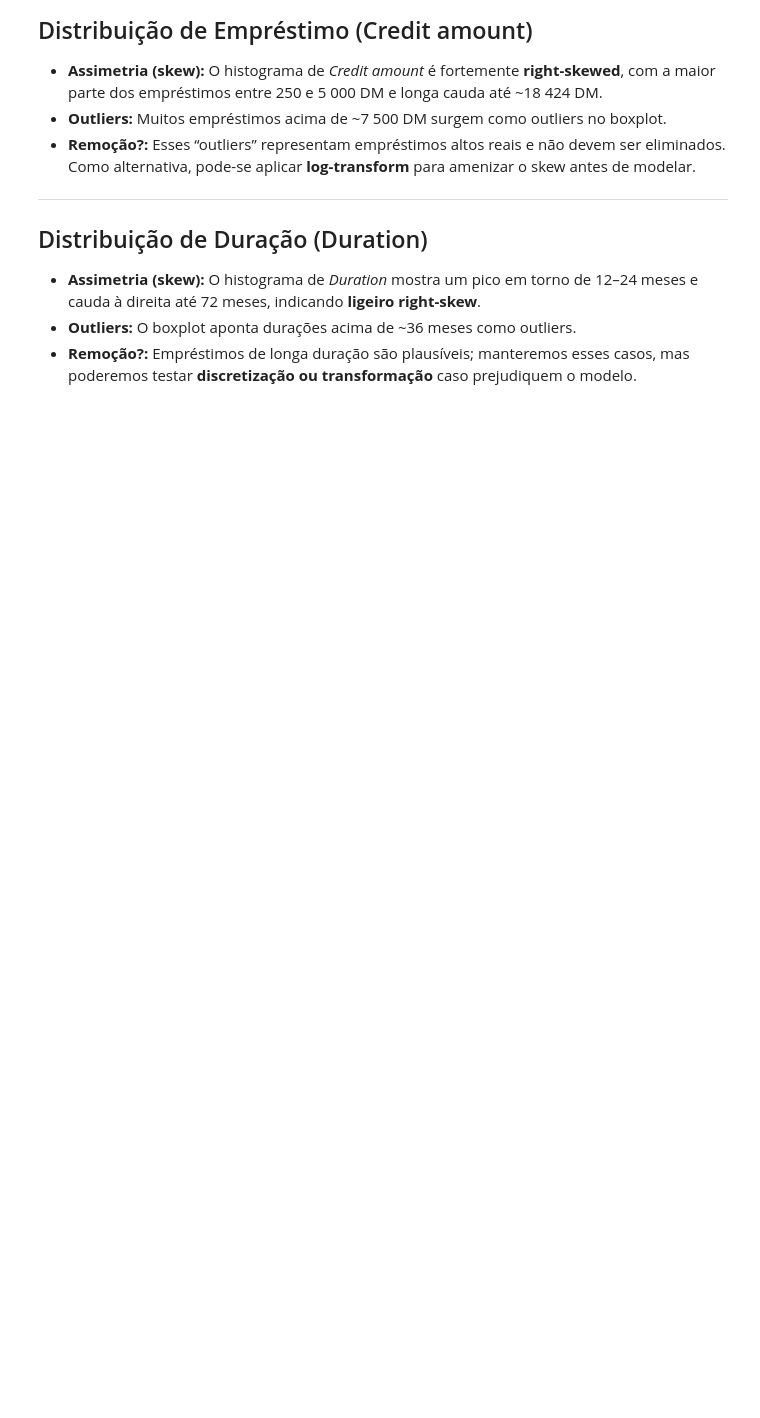
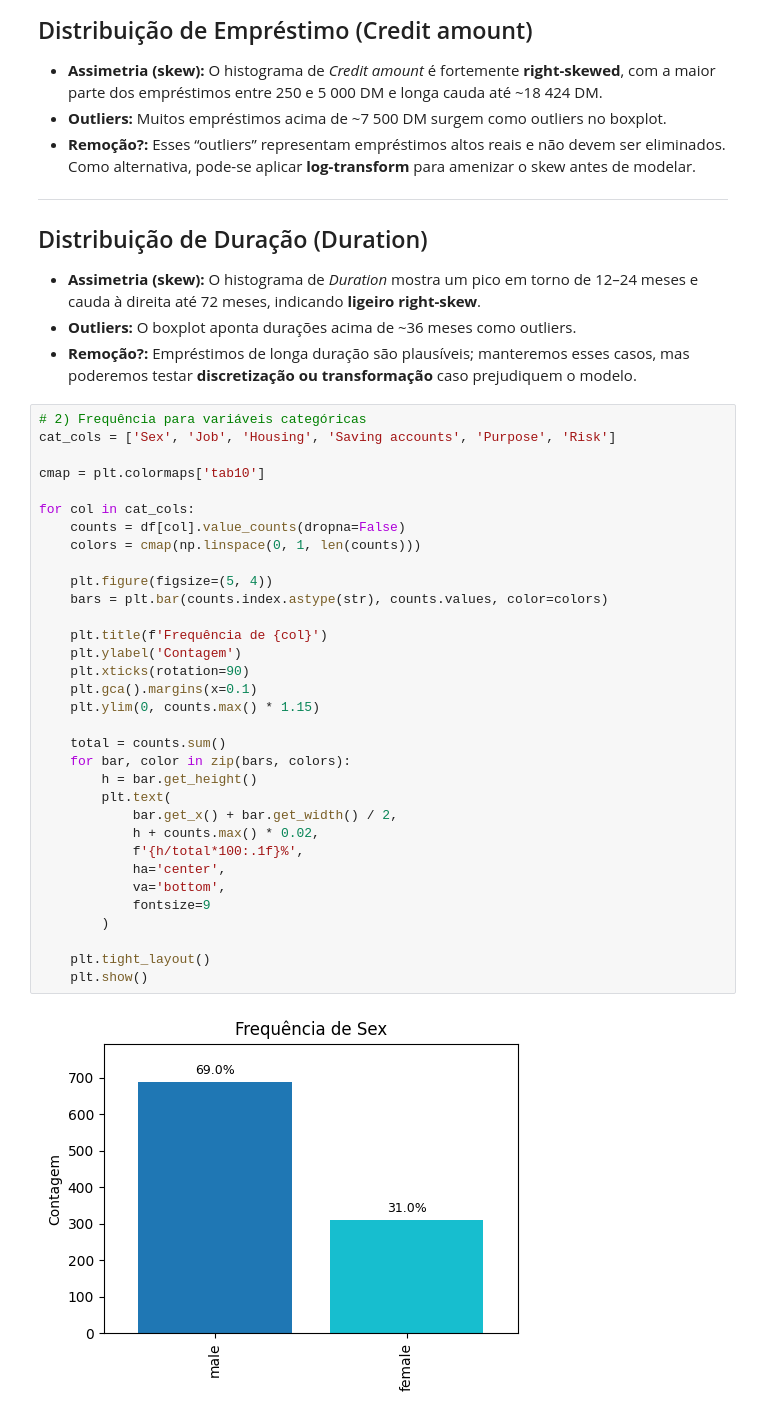
Before and after one commit to viniaraujo68/german-credit-risk, a Jupyter notebook: analysis.ipynb, the cells around one changed output. Drawn from its saved outputs; the diff is of its cells as text; blank space fills up the shorter version.

Commit message:
feat: add more charts and analysis over frequency

```diff
--- a/analysis.ipynb
+++ b/analysis.ipynb
@@ -251,3 +252,38 @@ for col in num_cols:
 - **Assimetria (skew):** O histograma de *Duration* mostra um pico em torno de 12–24 meses e cauda à direita até 72 meses, indicando **ligeiro right-skew**.
 - **Outliers:** O boxplot aponta durações acima de ~36 meses como outliers.
 - **Remoção?:** Empréstimos de longa duração são plausíveis; manteremos esses casos, mas poderemos testar **discretização ou transformação** caso prejudiquem o modelo.
+# %%
+# 2) Frequência para variáveis categóricas
+cat_cols = ['Sex', 'Job', 'Housing', 'Saving accounts', 'Purpose', 'Risk']
+
+cmap = plt.colormaps['tab10']
+
+for col in cat_cols:
+    counts = df[col].value_counts(dropna=False)
+    colors = cmap(np.linspace(0, 1, len(counts)))
+
+    plt.figure(figsize=(5, 4))
+    bars = plt.bar(counts.index.astype(str), counts.values, color=colors)
+
+    plt.title(f'Frequência de {col}')
+    plt.ylabel('Contagem')
+    plt.xticks(rotation=90)
+    plt.gca().margins(x=0.1)
+    plt.ylim(0, counts.max() * 1.15)
+
+    total = counts.sum()
+    for bar, color in zip(bars, colors):
+        h = bar.get_height()
+        plt.text(
+            bar.get_x() + bar.get_width() / 2,
+            h + counts.max() * 0.02,
+            f'{h/total*100:.1f}%',
+            ha='center',
+            va='bottom',
+            fontsize=9
+        )
+
+    plt.tight_layout()
+    plt.show()
+# %% [output]
+[figure, added]
```
Also changed, not shown: parts of 3 cells of this notebook.
